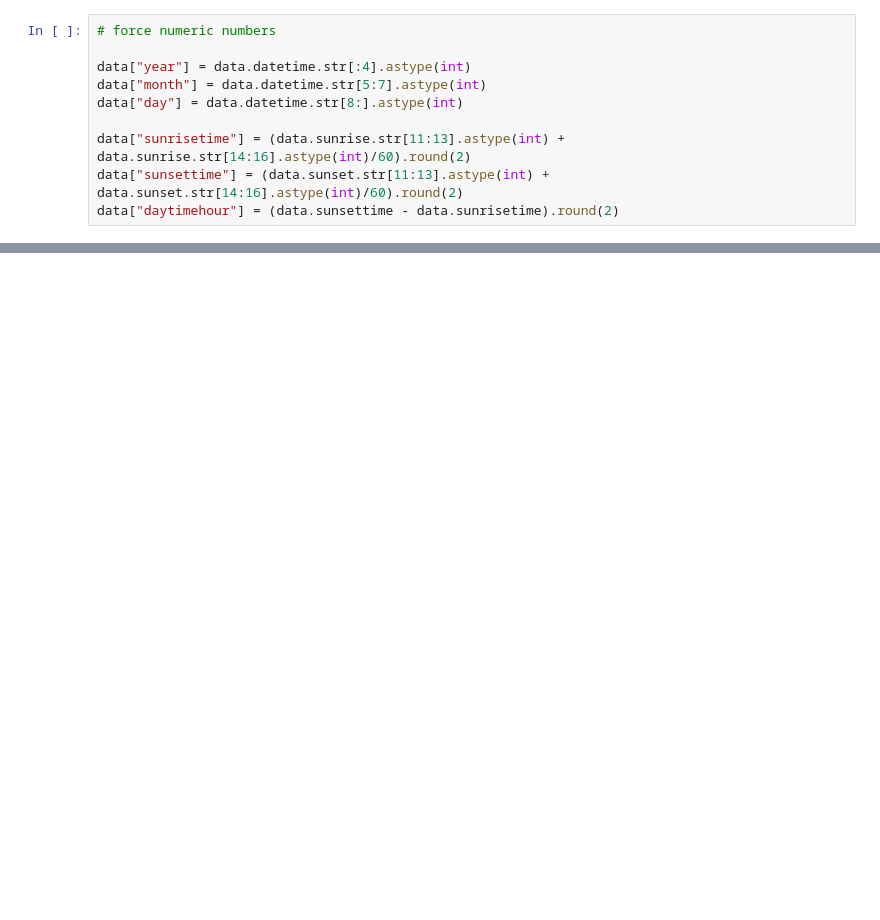
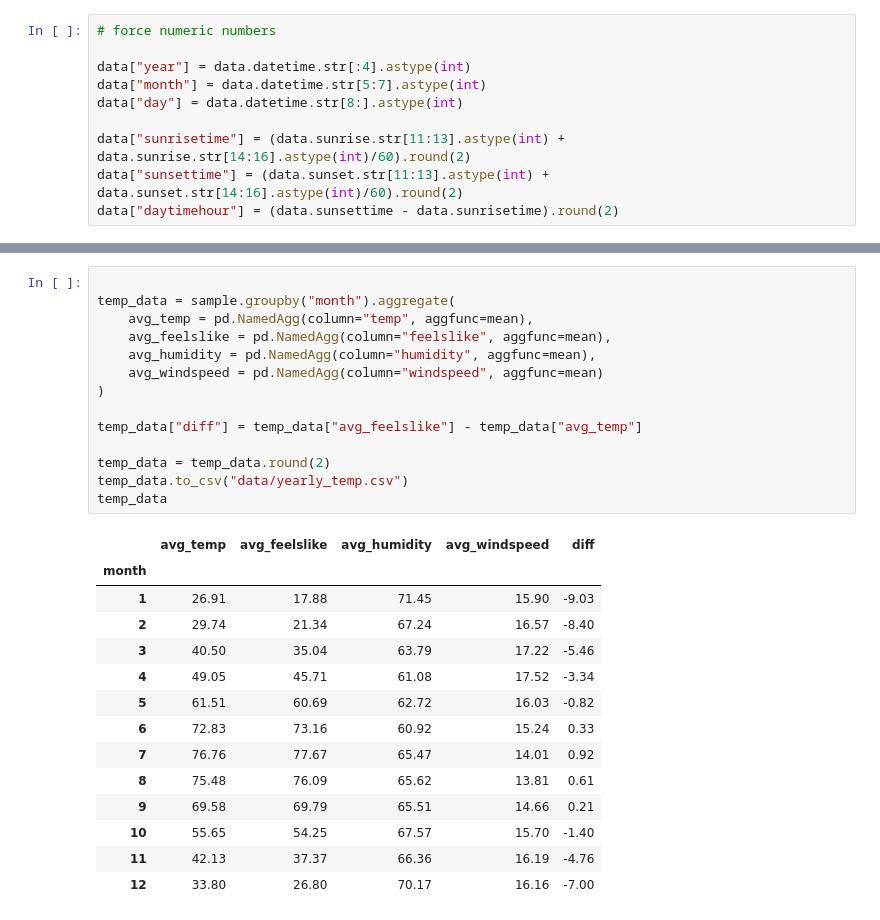
Before and after one commit to yifu-hou/CAPP30239_FA22, a Jupyter notebook: proj/pj_data.ipynb, the cells around one changed output, grey strips where cells are left out. Cells and saved outputs as stored; diff of their text form; blank space fills up the shorter version.

```diff
--- a/proj/pj_data.ipynb
+++ b/proj/pj_data.ipynb
@@ -44,0 +65,29 @@ plt.show()
+# %%
+
+temp_data = sample.groupby("month").aggregate(
+    avg_temp = pd.NamedAgg(column="temp", aggfunc=mean),
+    avg_feelslike = pd.NamedAgg(column="feelslike", aggfunc=mean),
+    avg_humidity = pd.NamedAgg(column="humidity", aggfunc=mean),
+    avg_windspeed = pd.NamedAgg(column="windspeed", aggfunc=mean)
+)
+
+temp_data["diff"] = temp_data["avg_feelslike"] - temp_data["avg_temp"]
+
+temp_data = temp_data.round(2)
+temp_data.to_csv("data/yearly_temp.csv")
+temp_data
+# %% [output]
+|  | avg_temp | avg_feelslike | avg_humidity | avg_windspeed | diff |
+| month |  |  |  |  |  |
+| 1 | 26.91 | 17.88 | 71.45 | 15.90 | -9.03 |
+| 2 | 29.74 | 21.34 | 67.24 | 16.57 | -8.40 |
+| 3 | 40.50 | 35.04 | 63.79 | 17.22 | -5.46 |
+| 4 | 49.05 | 45.71 | 61.08 | 17.52 | -3.34 |
+| 5 | 61.51 | 60.69 | 62.72 | 16.03 | -0.82 |
+| 6 | 72.83 | 73.16 | 60.92 | 15.24 | 0.33 |
+| 7 | 76.76 | 77.67 | 65.47 | 14.01 | 0.92 |
+| 8 | 75.48 | 76.09 | 65.62 | 13.81 | 0.61 |
+| 9 | 69.58 | 69.79 | 65.51 | 14.66 | 0.21 |
+| 10 | 55.65 | 54.25 | 67.57 | 15.70 | -1.40 |
+| 11 | 42.13 | 37.37 | 66.36 | 16.19 | -4.76 |
+| 12 | 33.80 | 26.80 | 70.17 | 16.16 | -7.00 |
```
Also changed, not shown: parts of 14 cells of this notebook, 15 other files.
